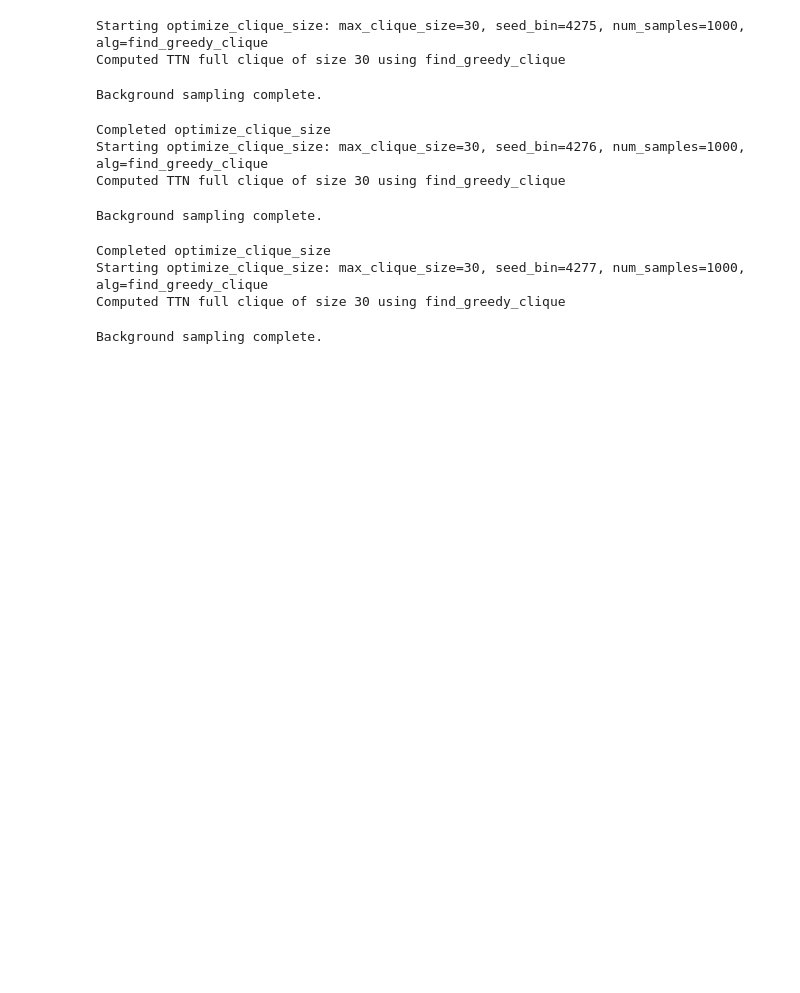
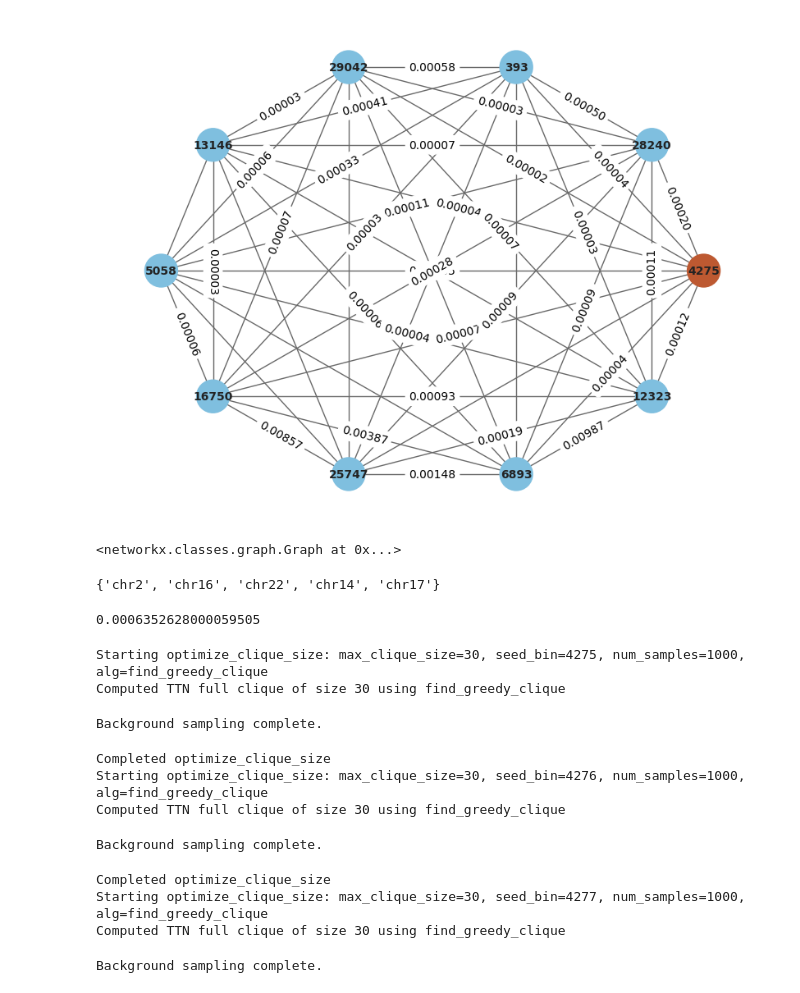
Before and after one commit to ethanoutangoun/chromatin-heart-dev, a Jupyter notebook: ttn_bin_selection.ipynb, the cells around one changed output. Saved outputs shown, nothing was run; the diff lists cells and outputs as text; code cells hidden in the pictures; blank space fills up the shorter version.

```diff
--- a/ttn_bin_selection.ipynb
+++ b/ttn_bin_selection.ipynb
@@ -43,4 +46,7 @@ contact_matrix_zero = np.load('data/hic/wildtype_100kb_zeroed.npy')
 # %%
 # local
 contact_matrix_zero = np.load('data/hic/wt_100kb_balanced_zeroed.npy')
+# %%
+# local no Y
+contact_matrix_zero = np.load('data/hic/wt_100kb_balanced_zeroed_no_chrY.npy')
 # %%
@@ -49,0 +74,9 @@ cf.find_greedy_clique(contact_matrix_zero, 5, TTN_BIN)
+# %%
+import core.visuals
+
+
+# f.clique_to_graph(contact_matrix_zero, greedy_no_y_clique, TTN_BIN)
+core.visuals.clique_to_graph(contact_matrix_zero, greedy_no_y_clique, TTN_BIN)
+# %% [output]
+[figure, added]
+<networkx.classes.graph.Graph at 0x...>
@@ -50,3 +89,23 @@ cf.find_greedy_clique(contact_matrix_zero, 5, TTN_BIN)
+# %%
+# for each bin in the clique, get the chromsome it is on using the bin map
+bin_map = f.load_bin_map(BIN_MAP_PATH)
+bruh = [4275, 24756, 28606, 25726, 22962]
+
+chromosomes = []
+for bin in bruh:
+    chromosomes.append(bin_map.get(bin))
+
+chromosomes = set(chromosomes)
+print(chromosomes)
+# %% [output]
+{'chr2', 'chr16', 'chr22', 'chr14', 'chr17'}
+# %%
+import core.stats
+
+
+core.stats.calculate_avg_interaction_strength(contact_matrix_zero, greedy_no_y_clique)
+# %% [output]
+0.0006352628000059505
 # %%
 import core.optimizer
 
```
Also changed, not shown: parts of 10 cells of this notebook, 4 other files.
